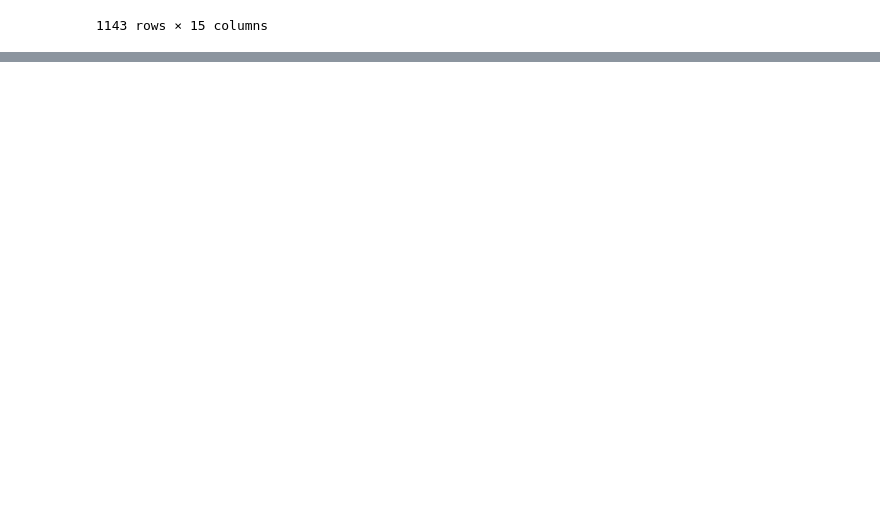
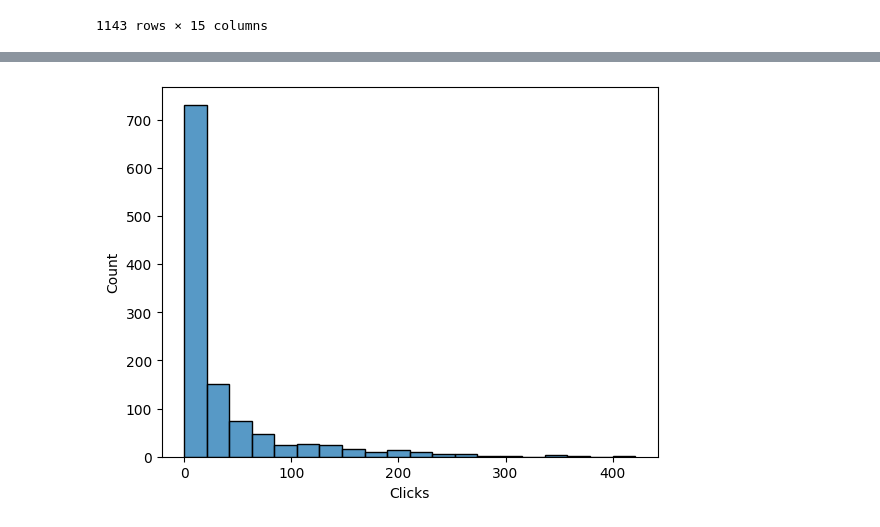
Before and after one commit to Suraj520/data-science, a Jupyter notebook: 03-case-studies/06-conversion-rate-marketing-campaigns/notebook.ipynb, the cells around one changed output, grey strips where cells are left out. Drawn from its saved outputs; the diff is of its cells as text; code cells hidden in the pictures; blank space fills up the shorter version.

```diff
--- a/03-case-studies/06-conversion-rate-marketing-campaigns/notebook.ipynb
+++ b/03-case-studies/06-conversion-rate-marketing-campaigns/notebook.ipynb
@@ -160,0 +169,5 @@ df
+# %%
+sns.histplot(data=df_original, x="Clicks", bins=20)
+plt.show()
+# %% [output]
+[figure, added]
```
Also changed, not shown: parts of 9 cells of this notebook.
